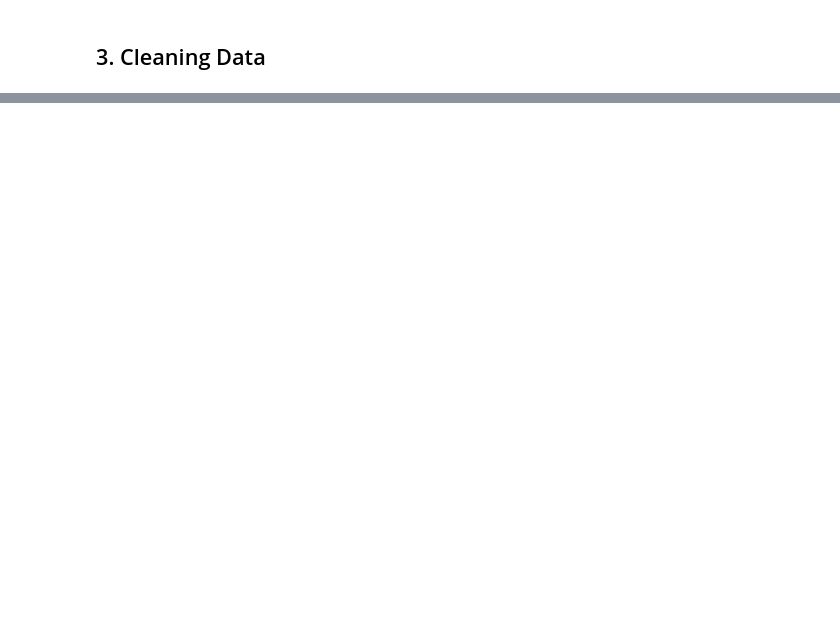
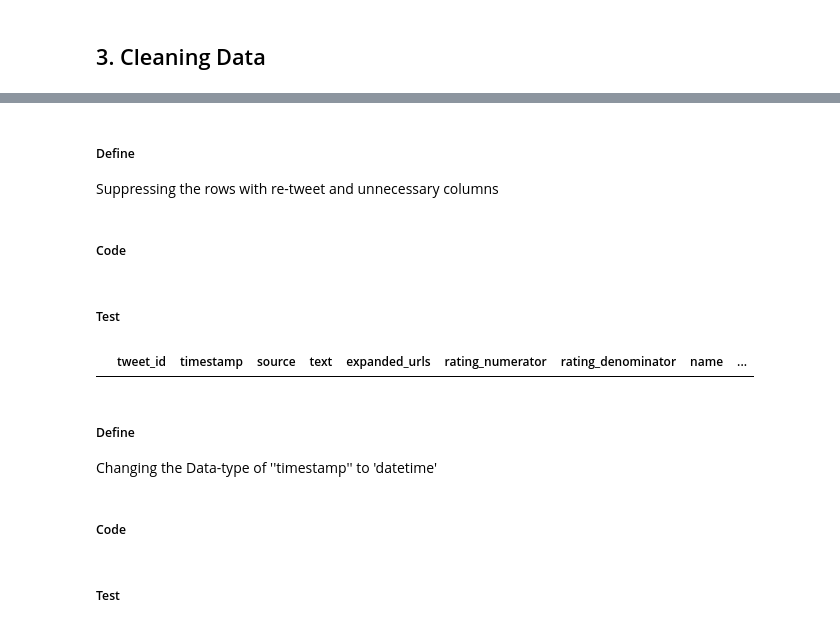
Before and after one commit to Sylvester976/We-Rate-Dogs-Wrangle-Data, a Jupyter notebook: wrangle_act.ipynb, the cells around one changed output, grey strips where cells are left out. Drawn from its saved outputs; the diff is of its cells as text; code cells hidden in the pictures; blank space fills up the shorter version.

Commit message:
Cleaning of the archives

```diff
--- a/wrangle_act.ipynb
+++ b/wrangle_act.ipynb
@@ -537,0 +590,12 @@ df_tweets.duplicated().sum()
+# %%
+#Group them in a list of categories
+source_with_html = ['<a href="http://twitter.com/download/iphone" rel="nofollow">Twitter for iPhone</a>',
+            '<a href="http://vine.co" rel="nofollow">Vine - Make a Scene</a>',
+            '<a href="http://twitter.com" rel="nofollow">Twitter Web Client</a>',
+            '<a href="https://about.twitter.com/products/tweetdeck" rel="nofollow">TweetDeck</a>'
+            ]
+
+# List without html
+my_source = ['Twitter for iPhone', 'Vine', 'Twitter Web Client', 'TweetDeck']
+# %%
+[clean_archives.source.replace(source_with_html, my_source, inplace=True) for current_source, new_source in zip(source_with_html, my_source)];
@@ -537,0 +617,25 @@ df_tweets.duplicated().sum()
+# %% [markdown]
+<h5>Define</h5>
+Suppressing the rows with re-tweet and unnecessary columns
+# %% [markdown]
+<h5>Code</h5>
+# %%
+# Dropping the unnecessary rows
+clean_archives = clean_archives[clean_archives['in_reply_to_status_id'].isnull()]
+clean_archives = clean_archives[clean_archives['retweeted_status_id'].isnull()]
+# %%
+# Dropping the unnecessary columns
+
+clean_archives.drop(['in_reply_to_status_id','in_reply_to_user_id','retweeted_status_id',
+                    'retweeted_status_user_id','retweeted_status_timestamp'], axis=1, inplace = True)
+# %% [markdown]
+<h5>Test</h5>
+# %%
+clean_archives.head(0)
+# %% [output]
+|  | tweet_id | timestamp | source | text | expanded_urls | rating_numerator | rating_denominator | name | ... |
+# %% [markdown]
+<h5>Define</h5>
+Changing the Data-type of ''timestamp'' to 'datetime'
+# %% [markdown]
+<h5>Code</h5>
@@ -537,0 +644,2 @@ df_tweets.duplicated().sum()
+# %% [markdown]
+<h5>Test</h5>
```
Also changed, not shown: parts of 16 cells of this notebook, 1 other file.
